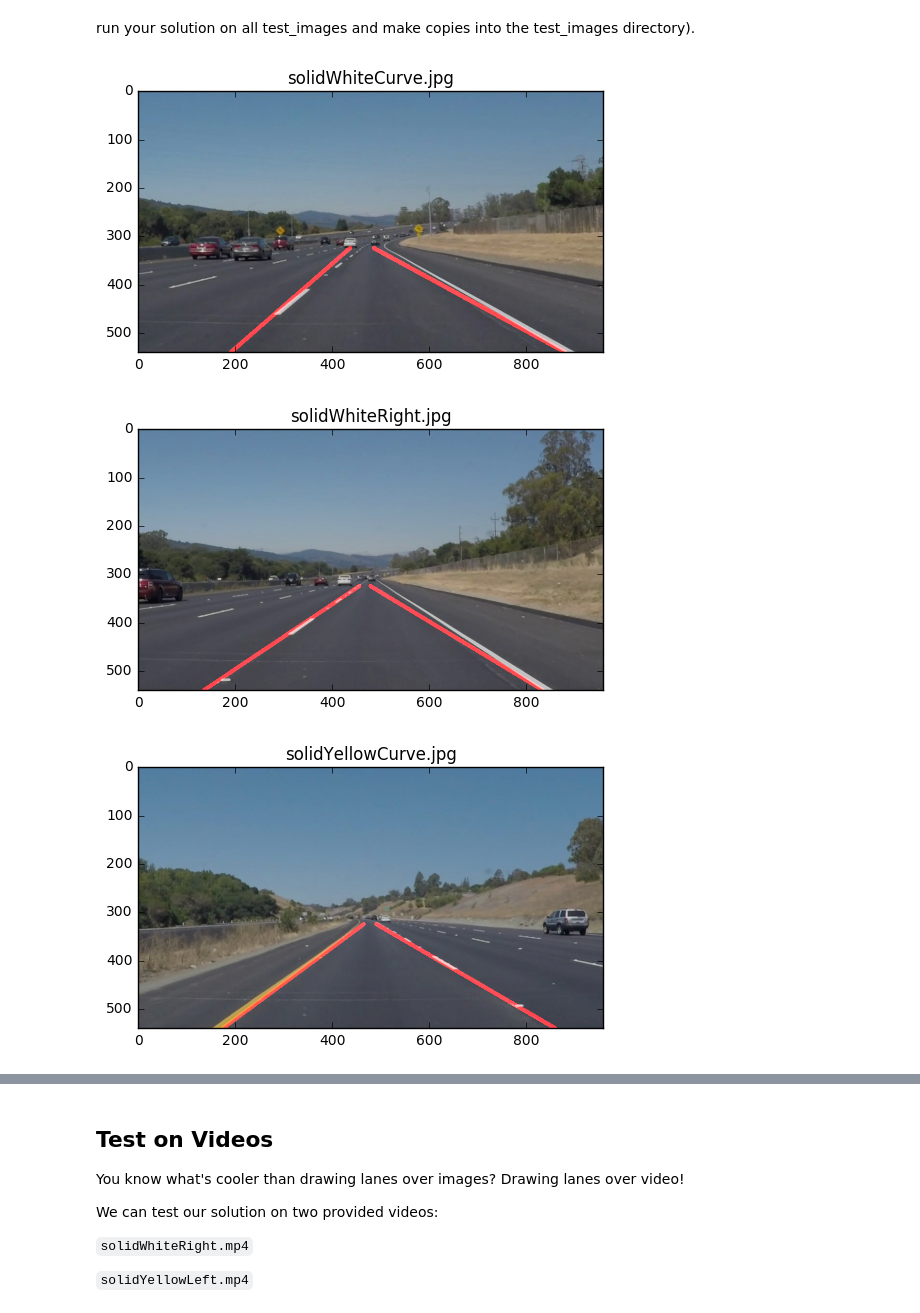
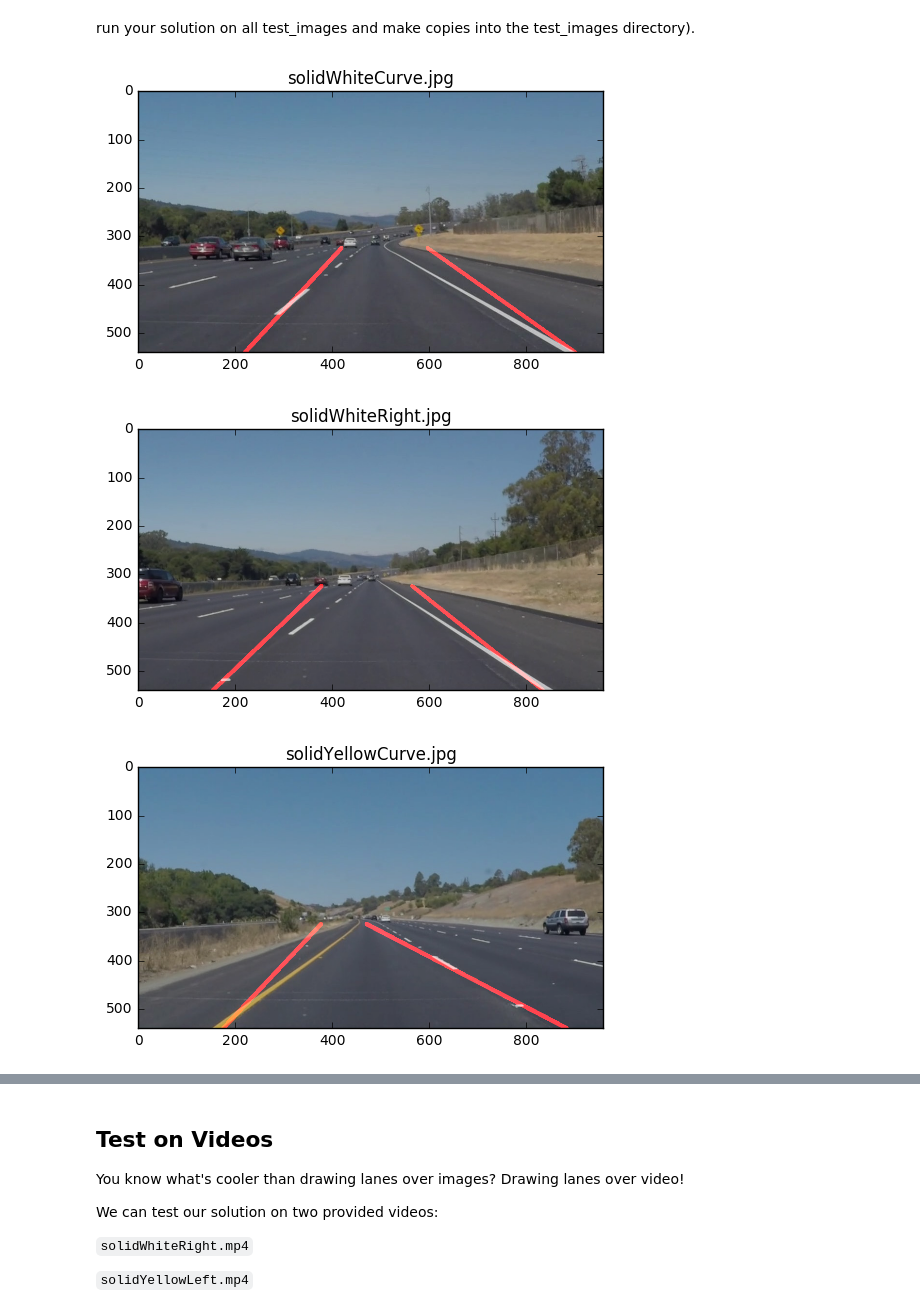
Before and after one commit to U007D/udacity-sdcnd, a Jupyter notebook: P1.ipynb, the cells around one changed output, grey strips where cells are left out. Saved outputs shown, nothing was run; the diff lists cells and outputs as text; code cells hidden in the pictures.

```diff
--- a/P1.ipynb
+++ b/P1.ipynb
@@ -275,40 +280,40 @@ run your solution on all test_images and make copies into the test_images direct
 # %%
 # TODO: Build your pipeline that will draw lane lines on the test_images
 # then save them to the test_images directory.
 
 import glob, os
 
 TEST_IMG_PATH = "test_images/"
 THRESHOLD_WHITE = np.array([[0x00, 0x00, 0xc0], [0xff, 0x10, 0xff]])
 THRESHOLD_YELLOW = np.array([[0x50, 0x20, 0xa0], [0x80, 0xff, 0xff]])
 THRESHOLD_COLORS = np.array([THRESHOLD_WHITE, THRESHOLD_YELLOW])
-GAUSSIAN_BLUR_KERNEL_SIZE = 1
-CANNY_EDGE_LOW_THRESHOLD = 50
-CANNY_EDGE_THRESHOLD_RATIO = 3
+GAUSSIAN_BLUR_KERNEL_SIZE = 17
+CANNY_EDGE_LOW_THRESHOLD = 18
+CANNY_EDGE_THRESHOLD_RATIO = 205 / CANNY_EDGE_LOW_THRESHOLD
 MASK_COORDS = [(100, 540), (450, 325), (550, 325), (900, 540)]
-HOUGH_RO_RESOLUTION = 4 #pixels
+HOUGH_RO_RESOLUTION = 2 #pixels
 HOUGH_THETA_RESOLUTION = np.pi / 180 * 2 #radians
-HOUGH_THRESHOLD = 1
-HOUGH_MIN_LINE_LENGTH = 8
-HOUGH_MAX_LINE_GAP = 1
+HOUGH_THRESHOLD = 48
+HOUGH_MIN_LINE_LENGTH = 32
+HOUGH_MAX_LINE_GAP = 2
 
 for f in glob.glob(os.path.join(TEST_IMG_PATH, "processed_*.jpg")):
     os.remove(f)
 
 for img_name in os.listdir(TEST_IMG_PATH):
     img = mpimg.imread(os.path.join(TEST_IMG_PATH, img_name))
     hsvImg =  cv2.cvtColor(img, cv2.COLOR_BGR2HSV)
     thresholdImg = color_threshold(hsvImg, THRESHOLD_COLORS)
     blurImg = gaussian_blur(thresholdImg, GAUSSIAN_BLUR_KERNEL_SIZE)
     cannyImg = canny(blurImg, CANNY_EDGE_LOW_THRESHOLD, CANNY_EDGE_LOW_THRESHOLD * CANNY_EDGE_THRESHOLD_RATIO)
     maskedImg = region_of_interest(cannyImg, MASK_COORDS)
     houghImg = hough_lines(maskedImg, HOUGH_RO_RESOLUTION, HOUGH_THETA_RESOLUTION, HOUGH_THRESHOLD, HOUGH_MIN_LINE_LENGTH, HOUGH_MAX_LINE_GAP)
     weightedImg = weighted_img(houghImg, img)
 
     cv2.imwrite(os.path.join(TEST_IMG_PATH, "processed_" + img_name), weightedImg)
     #show_img(img, img_name)
     show_img(weightedImg, img_name, Lut.GRAY)
 # %% [output]
-[figure, old version]
+[figure, new version]
-[figure, old version]
+[figure, new version]
-[figure, old version]
+[figure, new version]
```
Also changed, not shown: parts of 6 cells of this notebook.
